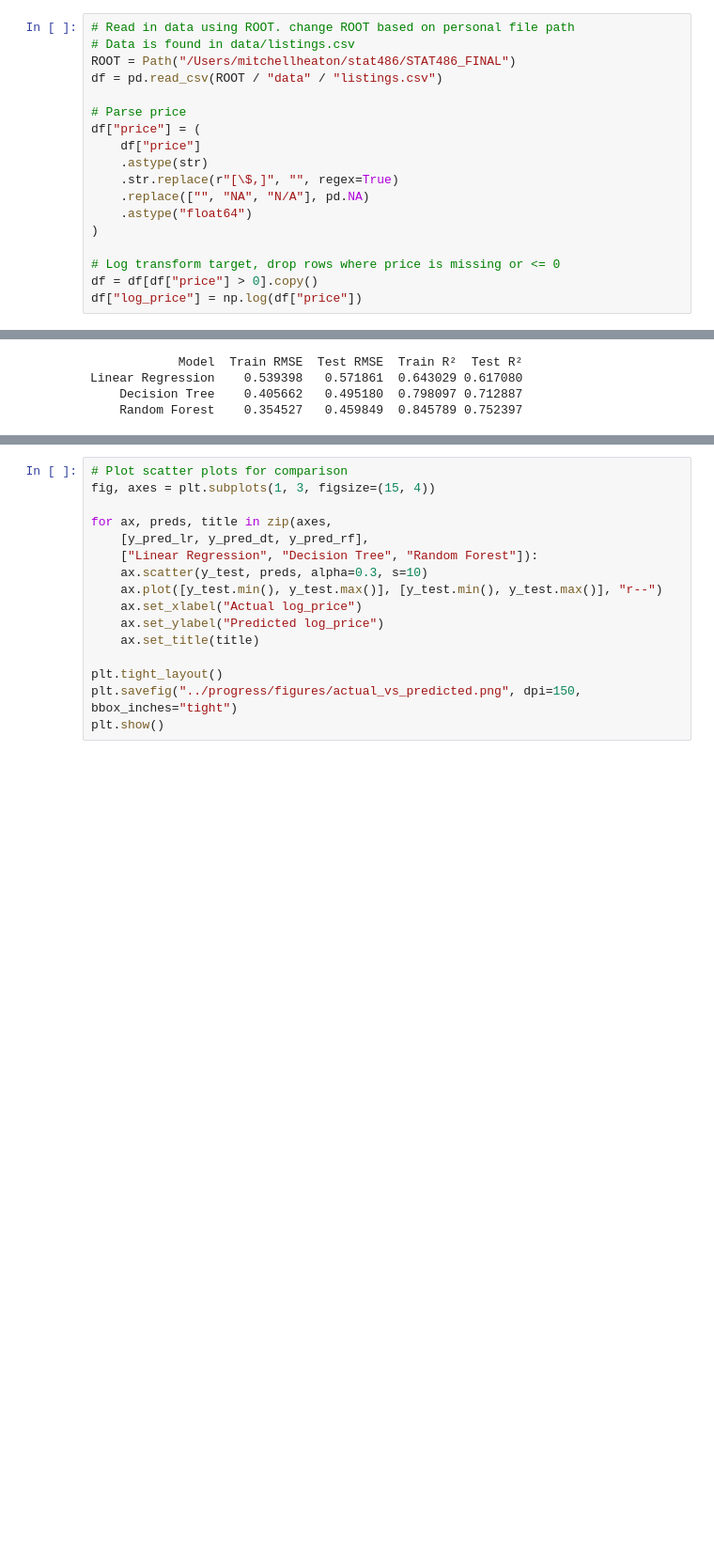
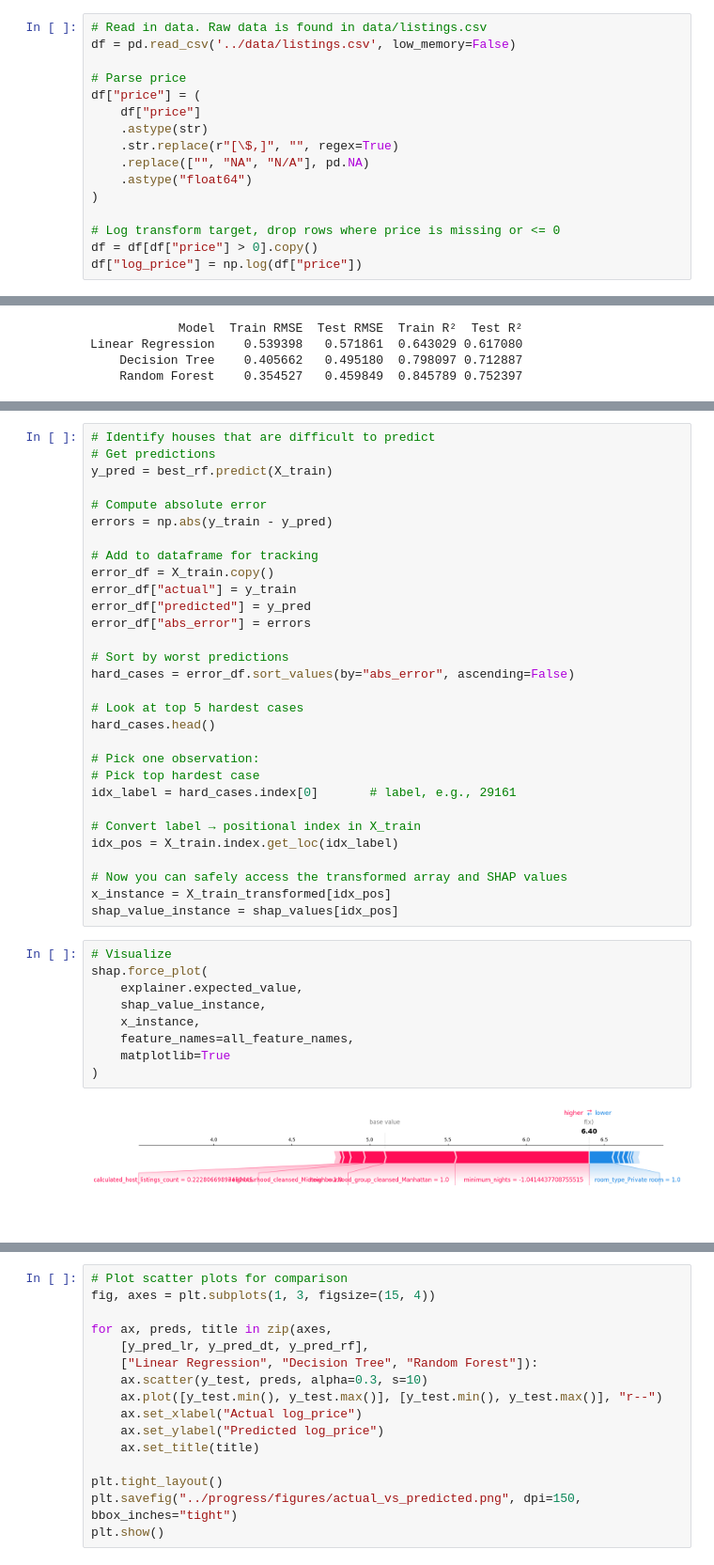
Before and after one commit to mitchster21/STAT486_FINAL, a Jupyter notebook: demo/supervised_work.ipynb, the cells around one changed output, grey strips where cells are left out. Shown at 94% size. Saved outputs shown, nothing was run; the diff lists cells and outputs as text; blank space fills up the shorter version.

```diff
--- a/demo/supervised_work.ipynb
+++ b/demo/supervised_work.ipynb
@@ -24,10 +24,8 @@ from sklearn.metrics import mean_squared_error, r2_score
 # %% [markdown]
 # Clean Data for Usage
 # %%
-# Read in data using ROOT. change ROOT based on personal file path
-# Data is found in data/listings.csv
-ROOT = Path("/Users/mitchellheaton/stat486/STAT486_FINAL")
-df = pd.read_csv(ROOT / "data" / "listings.csv")
+# Read in data. Raw data is found in data/listings.csv
+df = pd.read_csv('../data/listings.csv', low_memory=False)
 
 # Parse price
 df["price"] = (
@@ -228,0 +232,41 @@ plt.show()
+# %%
+# Identify houses that are difficult to predict
+# Get predictions
+y_pred = best_rf.predict(X_train)
+
+# Compute absolute error
+errors = np.abs(y_train - y_pred)
+
+# Add to dataframe for tracking
+error_df = X_train.copy()
+error_df["actual"] = y_train
+error_df["predicted"] = y_pred
+error_df["abs_error"] = errors
+
+# Sort by worst predictions
+hard_cases = error_df.sort_values(by="abs_error", ascending=False)
+
+# Look at top 5 hardest cases
+hard_cases.head()
+
+# Pick one observation:
+# Pick top hardest case
+idx_label = hard_cases.index[0]       # label, e.g., 29161
+
+# Convert label → positional index in X_train
+idx_pos = X_train.index.get_loc(idx_label)
+
+# Now you can safely access the transformed array and SHAP values
+x_instance = X_train_transformed[idx_pos]
+shap_value_instance = shap_values[idx_pos]
+# %%
+# Visualize
+shap.force_plot(
+    explainer.expected_value,
+    shap_value_instance,
+    x_instance,
+    feature_names=all_feature_names,
+    matplotlib=True
+)
+# %% [output]
+[figure, added]
```
Also changed, not shown: parts of 4 cells of this notebook, 2 other files.
